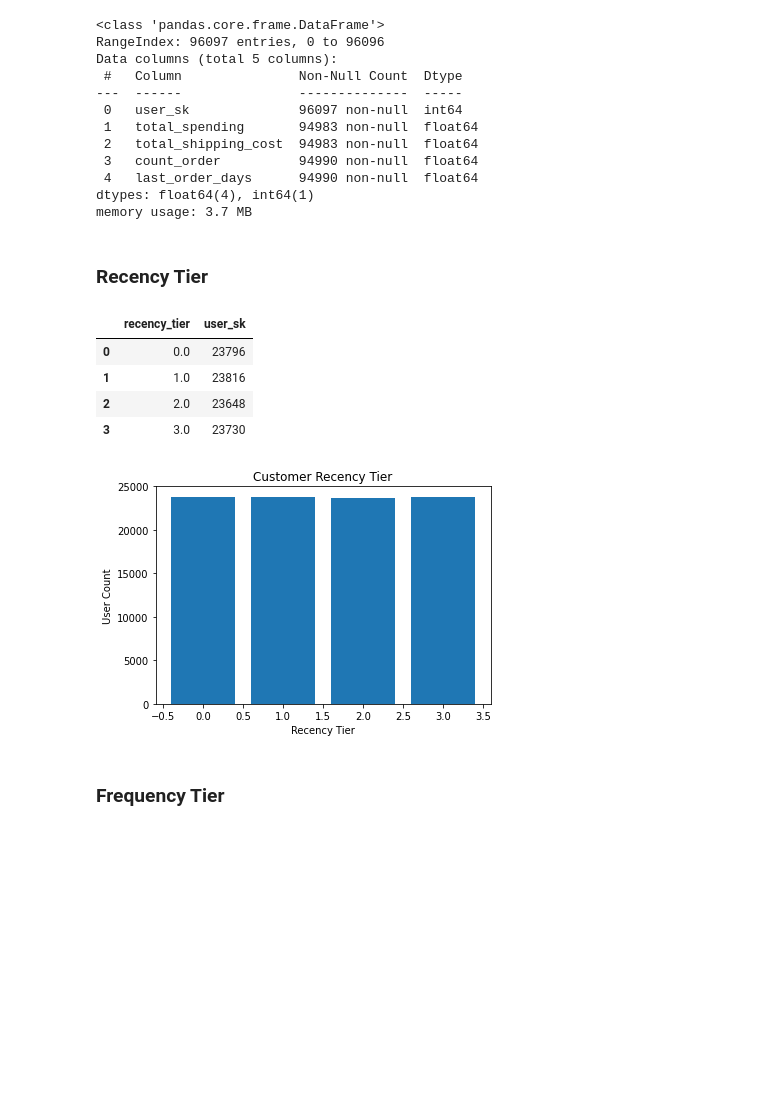
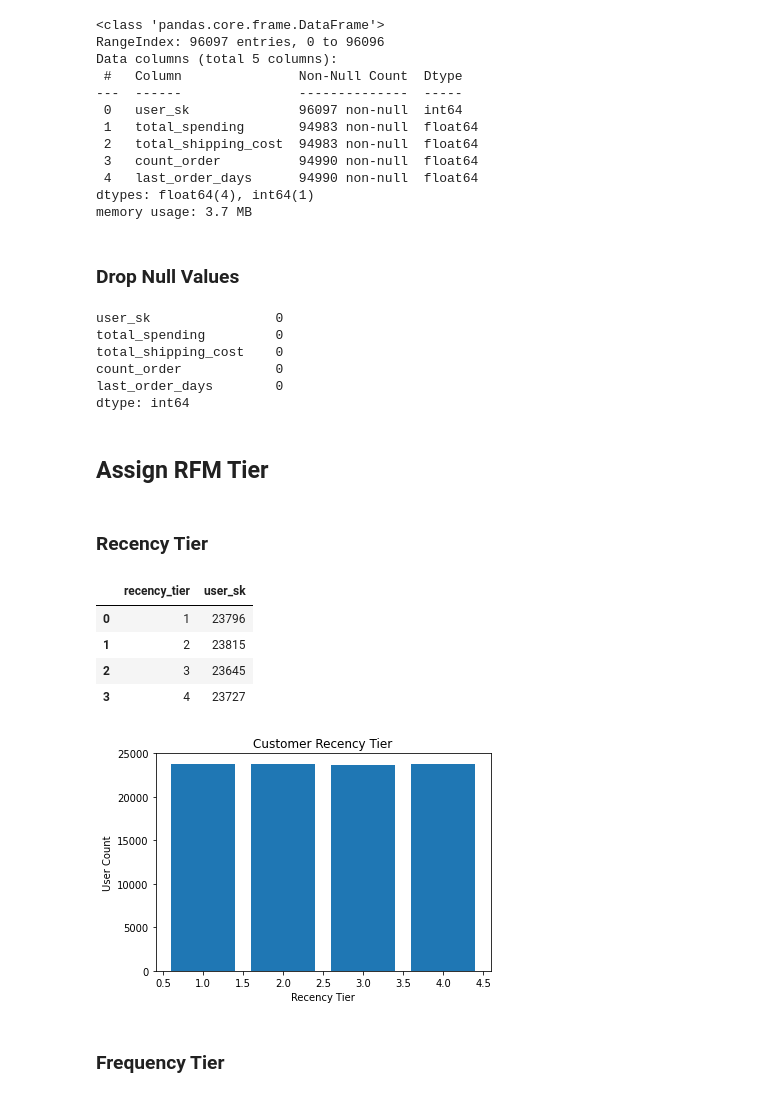
Before and after one commit to dion-ricky/future-data-1, a Jupyter notebook: notebook/2021-08-13_Unsupervised.ipynb, the cells around one changed output. Drawn from its saved outputs; the diff is of its cells as text; code cells hidden in the pictures; blank space fills up the shorter version.

```diff
--- a/notebook/2021-08-13_Unsupervised.ipynb
+++ b/notebook/2021-08-13_Unsupervised.ipynb
@@ -271,28 +297,42 @@ Data columns (total 5 columns):
  4   last_order_days      94990 non-null  float64
 dtypes: float64(4), int64(1)
 memory usage: 3.7 MB
+# %% [markdown]
+### Drop Null Values
+# %%
+rfm = rfm.dropna()
+rfm.isnull().sum()
+# %% [output]
+user_sk                0
+total_spending         0
+total_shipping_cost    0
+count_order            0
+last_order_days        0
+dtype: int64
+# %% [markdown]
+## Assign RFM Tier
 # %% [markdown]
 ### Recency Tier
 # %%
-rfm['recency_tier'] = pd.qcut(customer_rfm['last_order_days'], q=4, labels=False)
+rfm['recency_tier'] = pd.qcut(rfm['last_order_days'], q=4, labels=range(1, 5))
 
 fig, ax = plt.subplots()
 
 t1 = rfm.loc[:, ['user_sk', 'recency_tier']] \
         .groupby('recency_tier', as_index=False).count()
 ax.bar(t1['recency_tier'], t1['user_sk'])
 ax.set_title('Customer Recency Tier')
 ax.set_xlabel('Recency Tier')
 ax.set_ylabel('User Count')
 
 display(t1)
 plt.show()
 # %% [output]
 |  | recency_tier | user_sk |
-| 0 | 0.0 | 23796 |
-| 1 | 1.0 | 23816 |
-| 2 | 2.0 | 23648 |
-| 3 | 3.0 | 23730 |
+| 0 | 1 | 23796 |
+| 1 | 2 | 23815 |
+| 2 | 3 | 23645 |
+| 3 | 4 | 23727 |
-[figure, old version]
+[figure, new version]
 # %% [markdown]
 ### Frequency Tier
```
Also changed, not shown: parts of 39 cells of this notebook.
